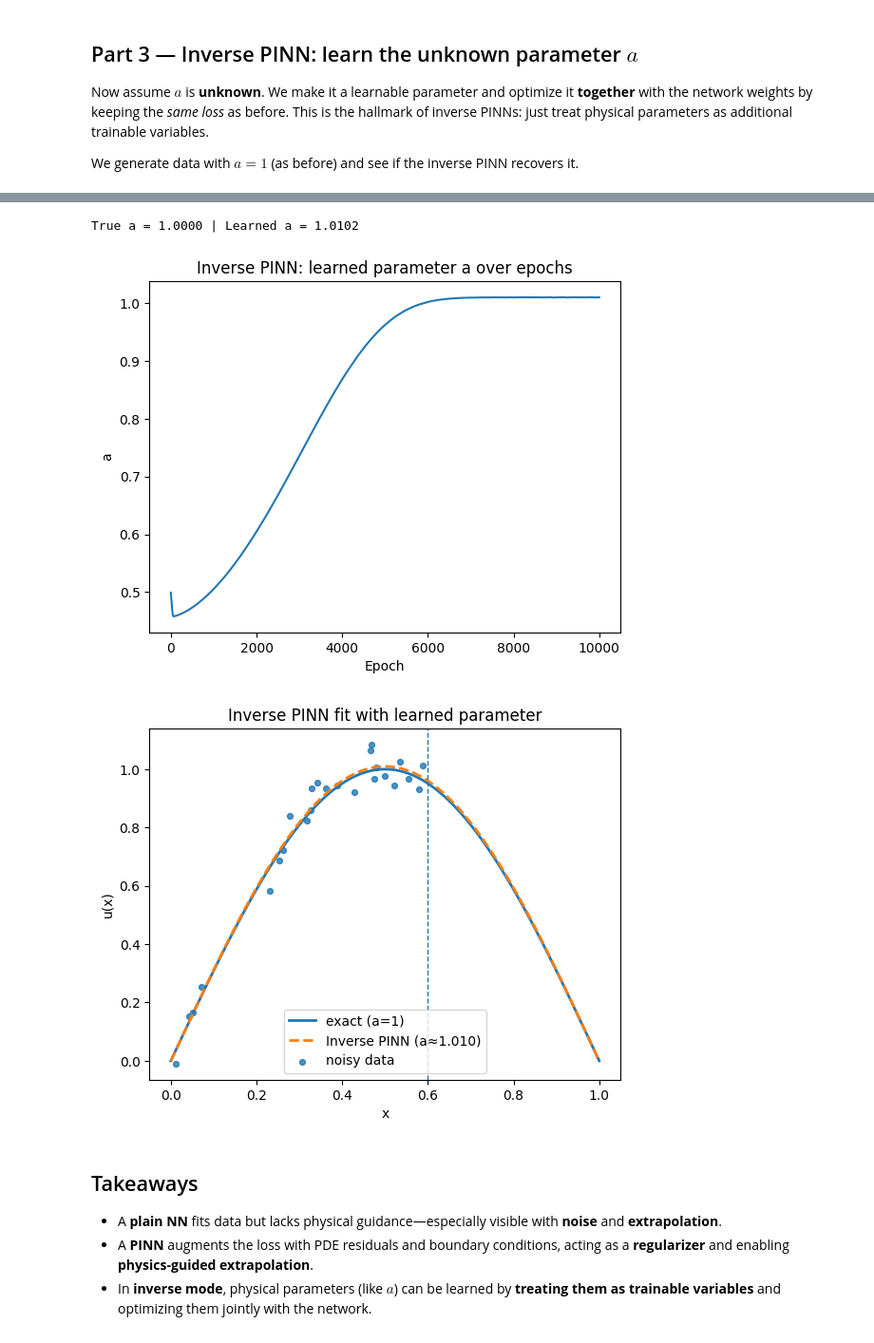
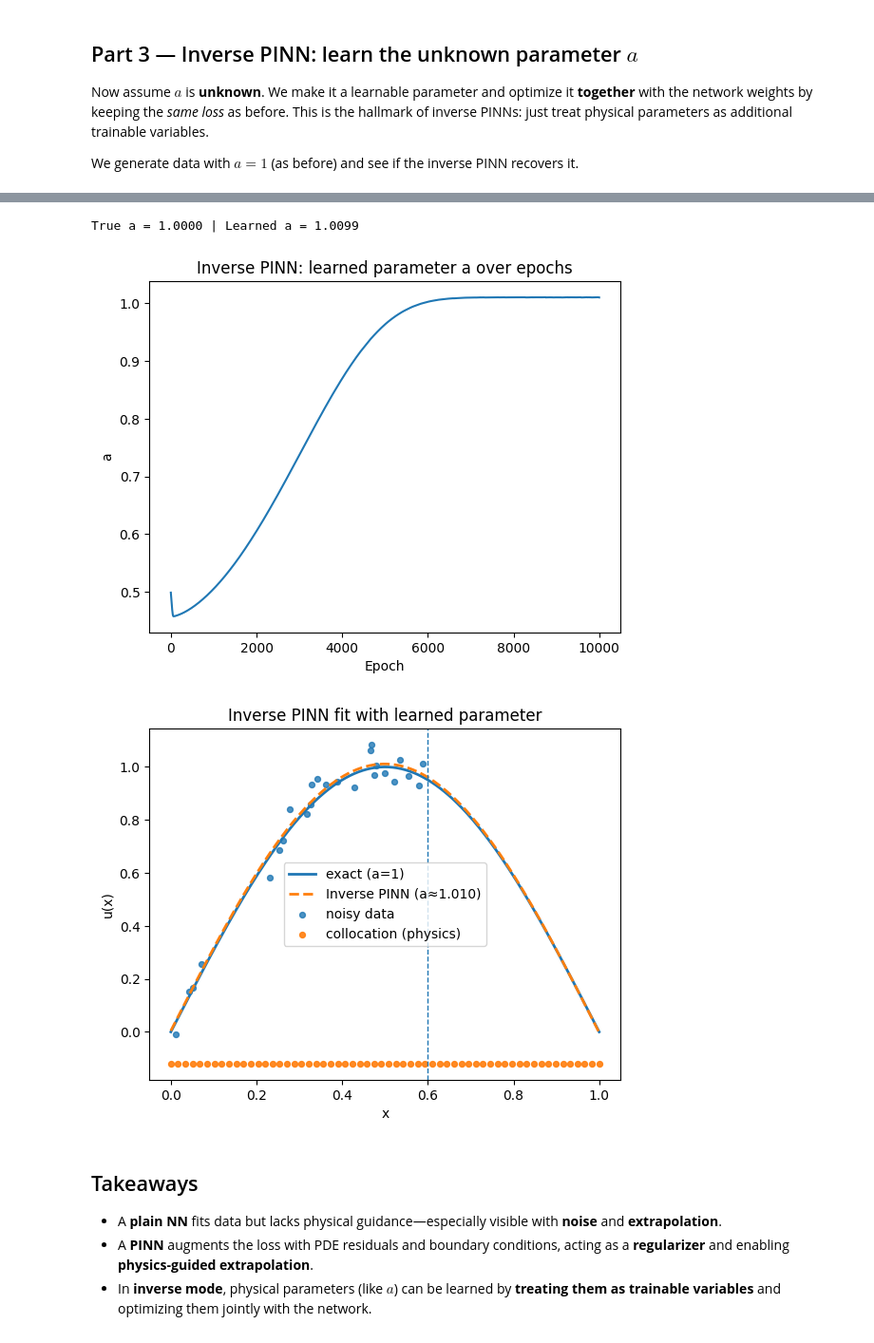
Before and after one commit to emiresenov/SESBC-Webinar, a Jupyter notebook: SESBC_Webinar_Emir_Esenov.ipynb, the cells around one changed output, grey strips where cells are left out. Shown at 95% size. Drawn from its saved outputs; the diff is of its cells as text; code cells hidden in the pictures.

```diff
--- a/SESBC_Webinar_Emir_Esenov.ipynb
+++ b/SESBC_Webinar_Emir_Esenov.ipynb
@@ -55,17 +56,20 @@ device
 device(type='cpu')
 # %%
 
-#@title Create a synthetic dataset (noisy sine curve)
-N = 200  # number of data points
+#@title Create and visualize a synthetic dataset (noisy sine curve)
+N = 100  # number of data points
+
+# create evenly spaced points on x-axis
 X = np.linspace(-3.0, 3.0, N).reshape(-1, 1).astype(np.float32)
+
 noise = 0.05 * np.random.randn(N, 1).astype(np.float32)
-y_true_func = np.sin(X)  # underlying function to learn
-y = y_true_func + noise  # noisy observations
+y_true_func = np.sin(X)  # the true function that we wish to learn
+y = y_true_func + noise  # generate noisy observations
 
-X_t = torch.from_numpy(X).to(device)
-y_t = torch.from_numpy(y).to(device)
+X_t = torch.from_numpy(X).to(device) # load data to PyTorch
+y_t = torch.from_numpy(y).to(device) # load data to PyTorch
 
-# Wrap in a DataLoader (mini-batches make optimization more stable)
+# Wrap in a PyTorch DataLoader
 batch_size = 32
 train_ds = TensorDataset(X_t, y_t)
 train_loader = DataLoader(train_ds, batch_size=batch_size, shuffle=True)
@@ -443,7 +449,7 @@ def pinn_losses(model, x_obs_t, y_obs_t, x_col_t, w_data=1.0, w_pde=1.0, w_bc=1.
 # %%
 
 #@title Train the PINN (forward mode, a=1 fixed)
-x_col = np.linspace(0.0, 1.0, 120)[:,None]  # interior collocation points
+x_col = np.linspace(0.0, 1.0, 60)[:,None]  # interior collocation points
 x_col_t = to_torch(x_col, requires_grad=True)
 
 pinn = PINN(learn_a=False, a_init=1.0).to(device)
@@ -485,6 +491,12 @@ mse_full_pinn = float(np.mean((y_pinn - y_true)**2))
 mse_right_pinn = float(np.mean((y_pinn[mask_right] - y_true[mask_right])**2))
 print(f"[PINN] MSE (0..1): {mse_full_pinn:.4e} | MSE (0.6..1): {mse_right_pinn:.4e}")
 
+# Establish a baseline a bit below the visible range for a 'rug' of collocation points
+y_min, y_max = float(np.min(y_true)), float(np.max(y_true))
+baseline = y_min - 0.12*(y_max - y_min)
+y_rug = np.full_like(x_col.flatten(), baseline)
+
+
 plt.figure()
 plt.plot(x_grid, y_true, linewidth=2, label="exact")
 plt.plot(x_grid, y_nn, linewidth=2, linestyle="--", label="NN")
@@ -493,6 +505,10 @@ plt.scatter(x_obs, y_obs, s=18, alpha=0.8, label="noisy data (train)")
 plt.axvline(0.6, linestyle="--", linewidth=1)
 plt.title("NN vs PINN: robustness to noise & extrapolation beyond data")
 plt.xlabel("x"); plt.ylabel("u(x)")
+
+# Collocation points as a rug of small vertical ticks near the bottom
+plt.scatter(x_col.flatten(), y_rug, s=18, alpha=0.9, label="collocation (physics)")
+
 plt.legend()
 plt.show()
 
@@ -501,6 +517,7 @@ plt.plot(pinn_hist["total"], label="total")
 plt.plot(pinn_hist["data"], label="data")
 plt.plot(pinn_hist["pde"], label="pde")
 plt.plot(pinn_hist["bc"], label="bc")
+plt.yscale('log')
 plt.legend()
 plt.title("PINN Training Losses")
 plt.xlabel("Epoch"); plt.ylabel("MSE")
@@ -562,30 +579,34 @@ for ep in range(1, epochs+1):
 # %%
 
 #@title Evaluate inverse PINN and report learned parameter
 with torch.no_grad():
     y_inv = inv_pinn(xg_t).cpu().numpy().squeeze()
 a_learned = inv_pinn.a.item()
 print(f"True a = {a_true:.4f} | Learned a = {a_learned:.4f}")
 
 plt.figure()
 plt.plot(inv_hist["a"])
 plt.title("Inverse PINN: learned parameter a over epochs")
 plt.xlabel("Epoch"); plt.ylabel("a")
 plt.show()
 
 plt.figure()
 plt.plot(x_grid, y_true, linewidth=2, label="exact (a=1)")
 plt.plot(x_grid, y_inv, linewidth=2, linestyle="--", label=f"Inverse PINN (a≈{a_learned:.3f})")
 plt.scatter(x_obs, y_obs, s=18, alpha=0.8, label="noisy data")
 plt.axvline(0.6, linestyle="--", linewidth=1)
+
+# Collocation points as a rug of small vertical ticks near the bottom
+plt.scatter(x_col.flatten(), y_rug, s=18, alpha=0.9, label="collocation (physics)")
+
 plt.legend()
 plt.title("Inverse PINN fit with learned parameter")
 plt.xlabel("x"); plt.ylabel("u(x)")
 plt.show()
 # %% [output]
-True a = 1.0000 | Learned a = 1.0102
+True a = 1.0000 | Learned a = 1.0099
 [figure]
-[figure, old version]
+[figure, new version]
 # %% [markdown]
 
 ## Takeaways
```
Also changed, not shown: parts of 12 cells of this notebook.
